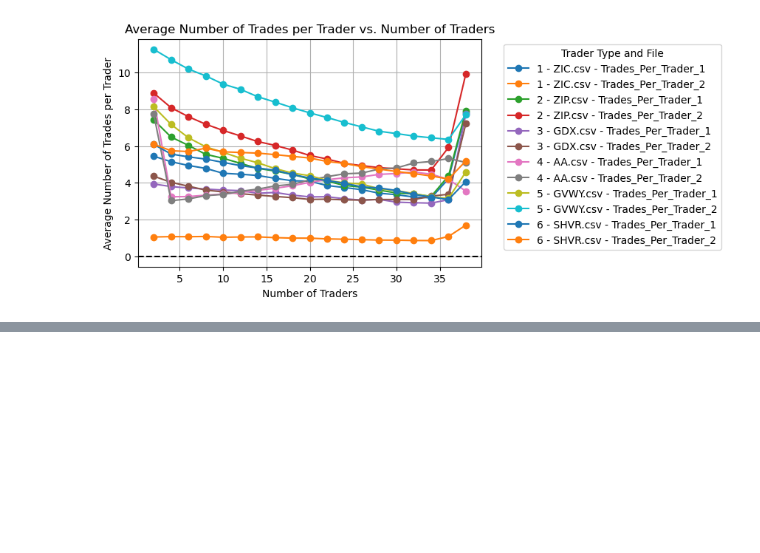
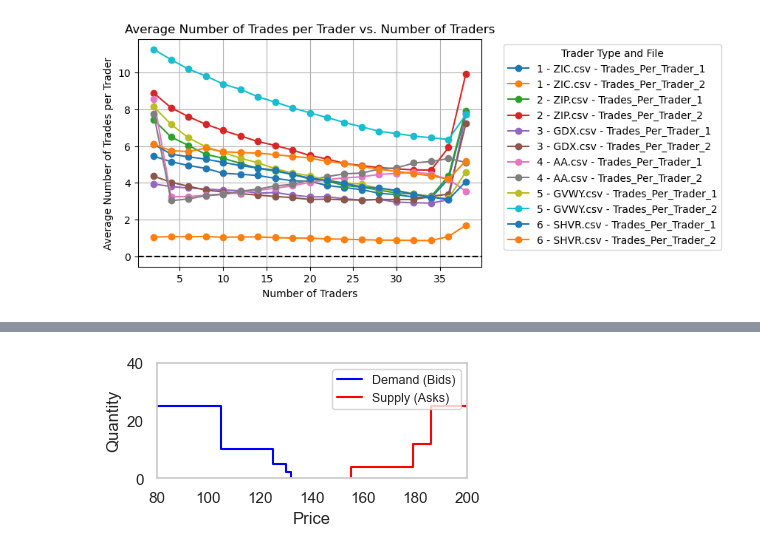
Before and after one commit to Cam-Dipol/Deep-Learning-Trader-BFBSE, a Jupyter notebook: Results_analysis v2.ipynb, the cells around one changed output, grey strips where cells are left out. Saved outputs shown, nothing was run; the diff lists cells and outputs as text; code cells hidden in the pictures; blank space fills up the shorter version.

```diff
--- a/Results_analysis v2.ipynb
+++ b/Results_analysis v2.ipynb
@@ -719,0 +704,30 @@ plt.show()
+# %%
+import matplotlib.pyplot as plt
+
+bid_prices = [132, 132, 130, 125, 105, 75]
+bid_quantities = [0, 2, 3, 5, 15, 8]
+
+ask_prices = [155, 155, 179, 186, 215]
+ask_quantities = [0, 4, 8, 13, 11]
+
+cumulative_bid_quantities = [sum(bid_quantities[:i+1]) for i in range(len(bid_quantities))]
+cumulative_ask_quantities = [sum(ask_quantities[:i+1]) for i in range(len(ask_quantities))]
+
+plt.figure(figsize=(4, 1.5))
+
+plt.step(bid_prices, cumulative_bid_quantities, label='Demand (Bids)', color='blue', where='post')
+
+plt.step(ask_prices, cumulative_ask_quantities, label='Supply (Asks)', color='red', where='post')
+
+plt.xlabel('Price')
+plt.ylabel('Quantity')
+plt.ylim(0, 40)
+plt.xlim(80, 200)
+# plt.title('Supply and Demand Curve')
+plt.legend(fontsize=9, loc='upper right')
+
+plt.grid(False)
+plt.savefig('C:/Users/camer/Documents/Masters Thesis/Deep-Learning-Trader-BFBSE/Figures/LOB_diagram', dpi=300, bbox_inches='tight')
+plt.show()
+# %% [output]
+[figure, added]
```
Also changed, not shown: parts of 4 cells of this notebook, 42 other files.
